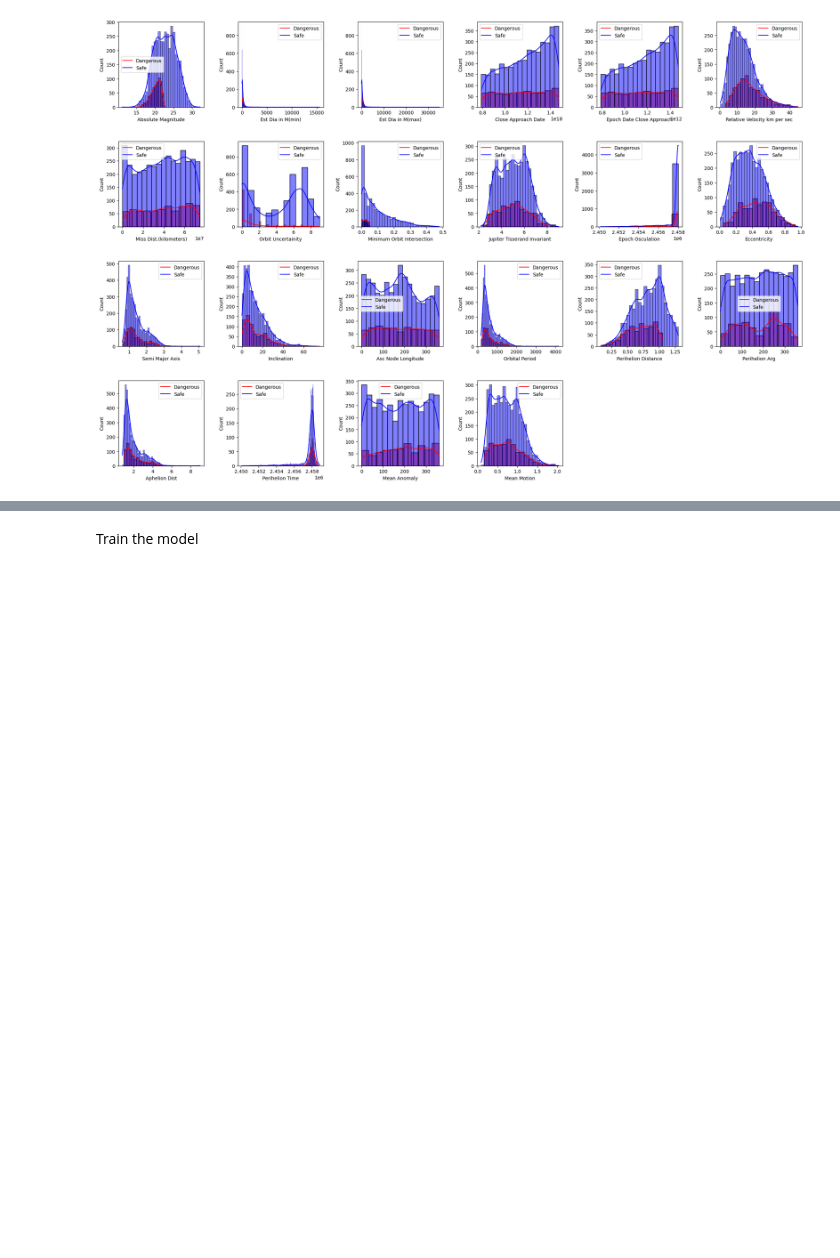
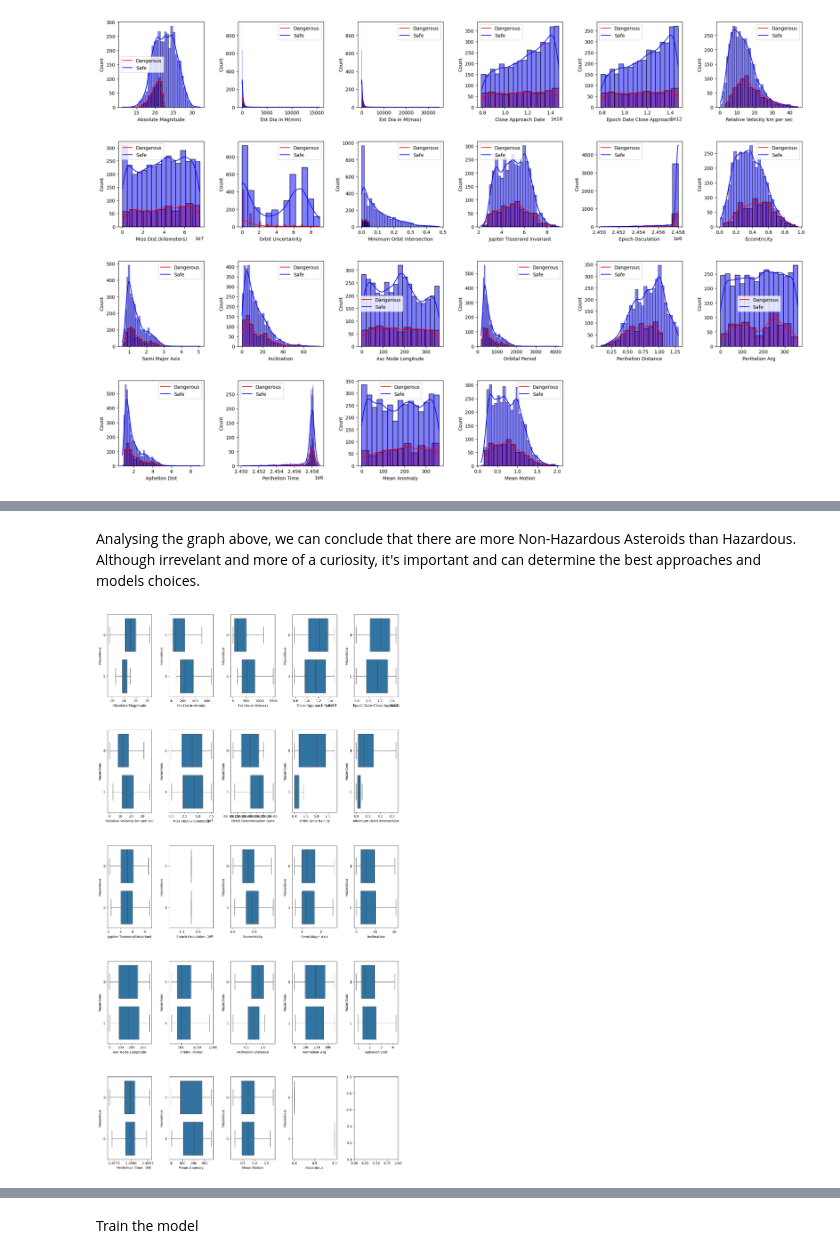
Before and after one commit to Monsterdied/AI, a Jupyter notebook: proj2/Nasa_Asteroids.ipynb, the cells around one changed output, grey strips where cells are left out. Drawn from its saved outputs; the diff is of its cells as text; code cells hidden in the pictures; blank space fills up the shorter version.

```diff
--- a/proj2/Nasa_Asteroids.ipynb
+++ b/proj2/Nasa_Asteroids.ipynb
@@ -232,0 +264,23 @@ plt.show()
+# %% [markdown]
+Analysing the graph above, we can conclude that there are more Non-Hazardous Asteroids than Hazardous. Although irrevelant and more of a curiosity, it's important and can determine the best approaches and models choices.
+# %%
+num_plots = len(new_df.columns)
+num_cols = 5
+num_rows = 5
+
+fig, axs = plt.subplots(num_rows, num_cols, figsize=(15, num_rows*5))
+
+for ind, col in enumerate(new_df.columns):
+    i = ind // num_cols
+    j = ind % num_cols
+    sb.boxplot(x=new_df[col], y=new_df['Hazardous'], orient='h',showfliers=False ,ax=axs[i, j])
+
+plt.subplots_adjust(left=0.1,
+                    bottom=0.1,
+                    right=0.9,
+                    top=1,
+                    wspace=0.4,
+                    hspace=0.4)
+plt.show()
+# %% [output]
+[figure, added]
```
Also changed, not shown: parts of 14 cells of this notebook.
